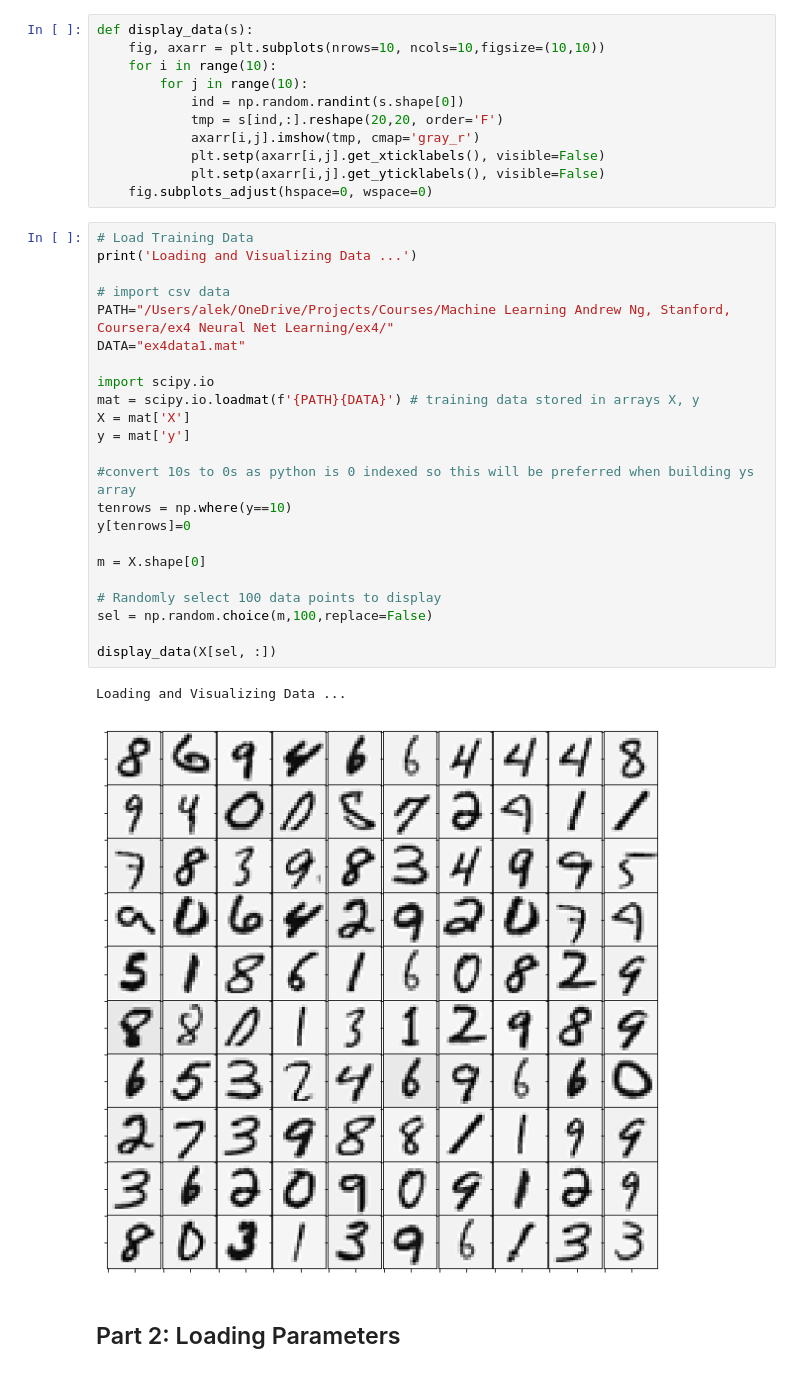
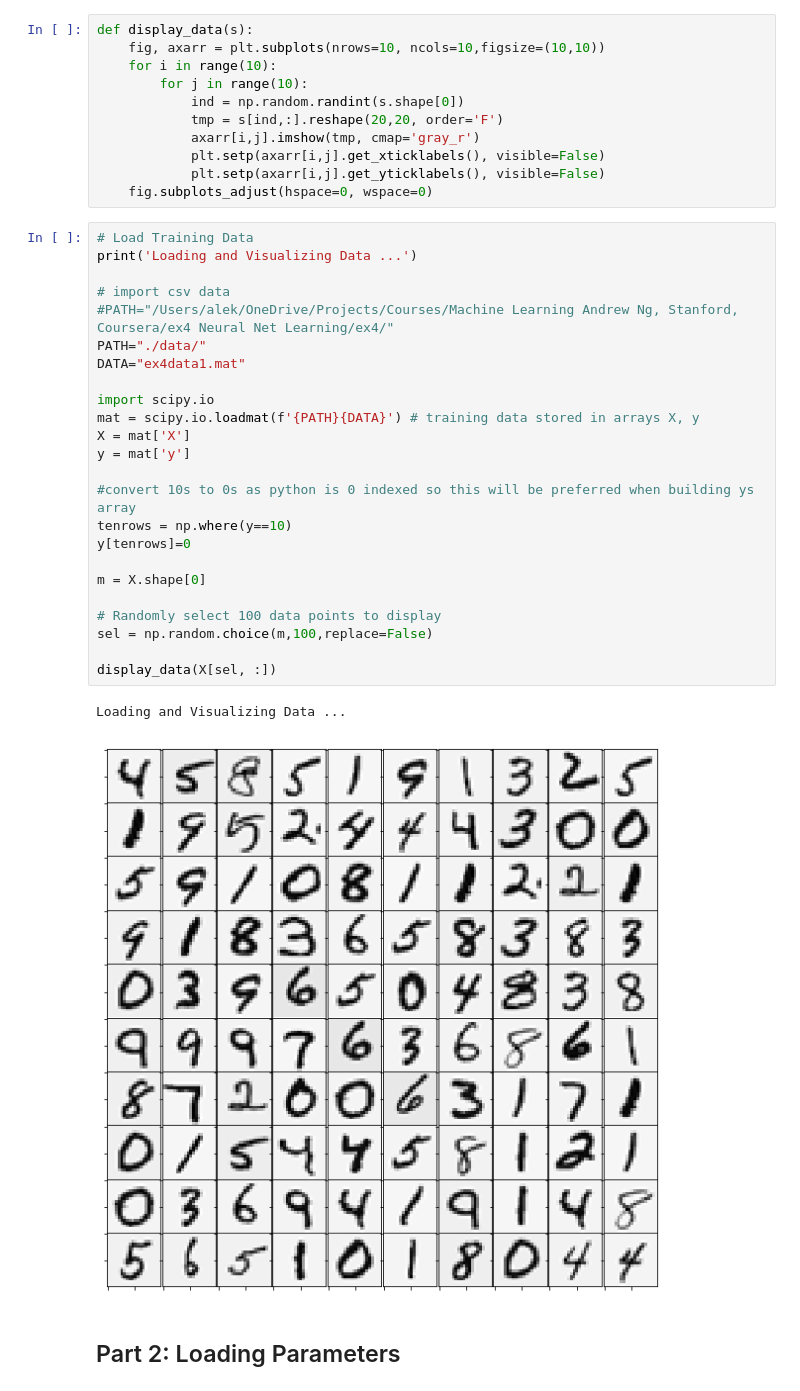
Before and after one commit to aldudalski/MachineLearningJupyter, a Jupyter notebook: 4 Neural Net Training.ipynb, the cells around one changed output. Saved outputs shown, nothing was run; the diff lists cells and outputs as text.

```diff
--- a/4 Neural Net Training.ipynb
+++ b/4 Neural Net Training.ipynb
@@ -31,29 +31,30 @@ def display_data(s):
 # %%
 # Load Training Data
 print('Loading and Visualizing Data ...')
 
 # import csv data
-PATH="/Users/alek/OneDrive/Projects/Courses/Machine Learning Andrew Ng, Stanford, Coursera/ex4 Neural Net Learning/ex4/"
+#PATH="/Users/alek/OneDrive/Projects/Courses/Machine Learning Andrew Ng, Stanford, Coursera/ex4 Neural Net Learning/ex4/"
+PATH="./data/"
 DATA="ex4data1.mat"
 
 import scipy.io
 mat = scipy.io.loadmat(f'{PATH}{DATA}') # training data stored in arrays X, y
 X = mat['X']
 y = mat['y']
 
 #convert 10s to 0s as python is 0 indexed so this will be preferred when building ys array
 tenrows = np.where(y==10)
 y[tenrows]=0
 
 m = X.shape[0]
 
 # Randomly select 100 data points to display
 sel = np.random.choice(m,100,replace=False)
 
 display_data(X[sel, :])
 # %% [output]
 Loading and Visualizing Data ...
-[figure, old version]
+[figure, new version]
 # %% [markdown]
 ## Part 2: Loading Parameters
 # %%
```
Also changed, not shown: parts of 5 cells of this notebook, 29 other files.
